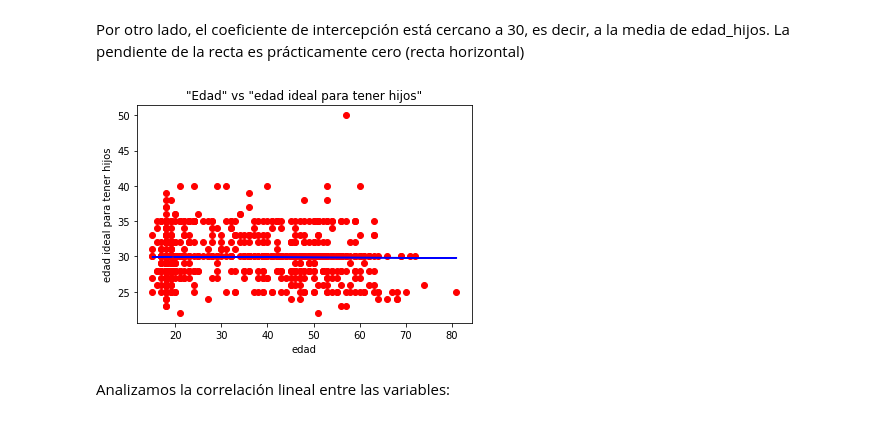
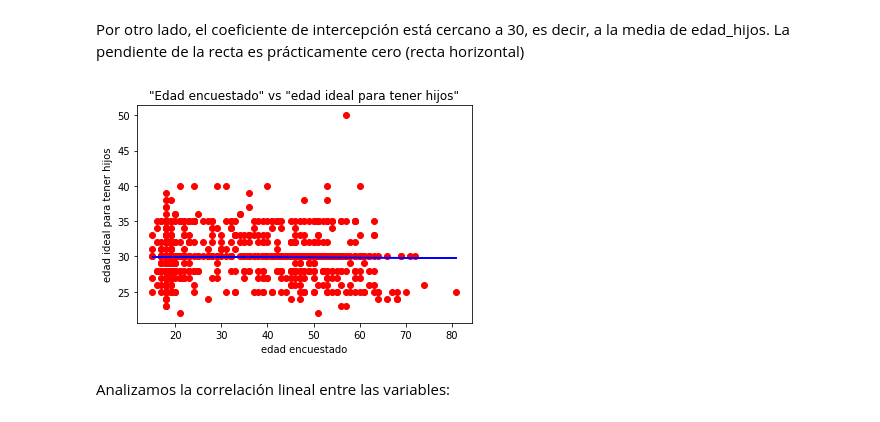
Before and after one commit to fveredas/bioestadisticaupv, a Jupyter notebook: bioestadistica_Javier.ipynb, the cells around one changed output. Saved outputs shown, nothing was run; the diff lists cells and outputs as text; code cells hidden in the pictures.

```diff
--- a/bioestadistica_Javier.ipynb
+++ b/bioestadistica_Javier.ipynb
@@ -318,7 +330,7 @@ Claramente, la población tiene una moda alrededor de> ~20 años, es decir, hay
 # %% [markdown]
 Vamos a partir los datos en intervalos para analizar diferentes intervalos de edades:
 # %%
-bins = [0, 20, 30, 40, 50, 60, 70, 80, np.inf]
+bins = [0, 19, 29, 39, 49, 59, 69, 79, np.inf]
 names = ['<20', '20-30', '30-40', '40-50', '50-60', '60-70', '70-80', '90+']
 # %%
 datos_analisis['rango_edad'] = pd.cut(datos_analisis['edad'], bins, labels=names)
@@ -375,13 +390,12 @@ La pendiente de la recta es prácticamente cero (recta horizontal)
 # %%
 plt.scatter(x, y, color = 'red')
 plt.plot(x, lr.predict(x), color = 'blue')
-plt.title('"Edad" vs "edad ideal para tener hijos"')
-plt.xlabel('edad')
+plt.title('"Edad encuestado" vs "edad ideal para tener hijos"')
+plt.xlabel('edad encuestado')
 plt.ylabel('edad ideal para tener hijos')
-plt.savefig('lr.png')
-plt.show()
+plt.savefig('lr.png', dpi=300)
 # %% [output]
-[figure, old version]
+[figure, new version]
 # %% [markdown]
 Analizamos la correlación lineal entre las variables:
 # %%
```
Also changed, not shown: parts of 21 cells of this notebook, 12 other files.
